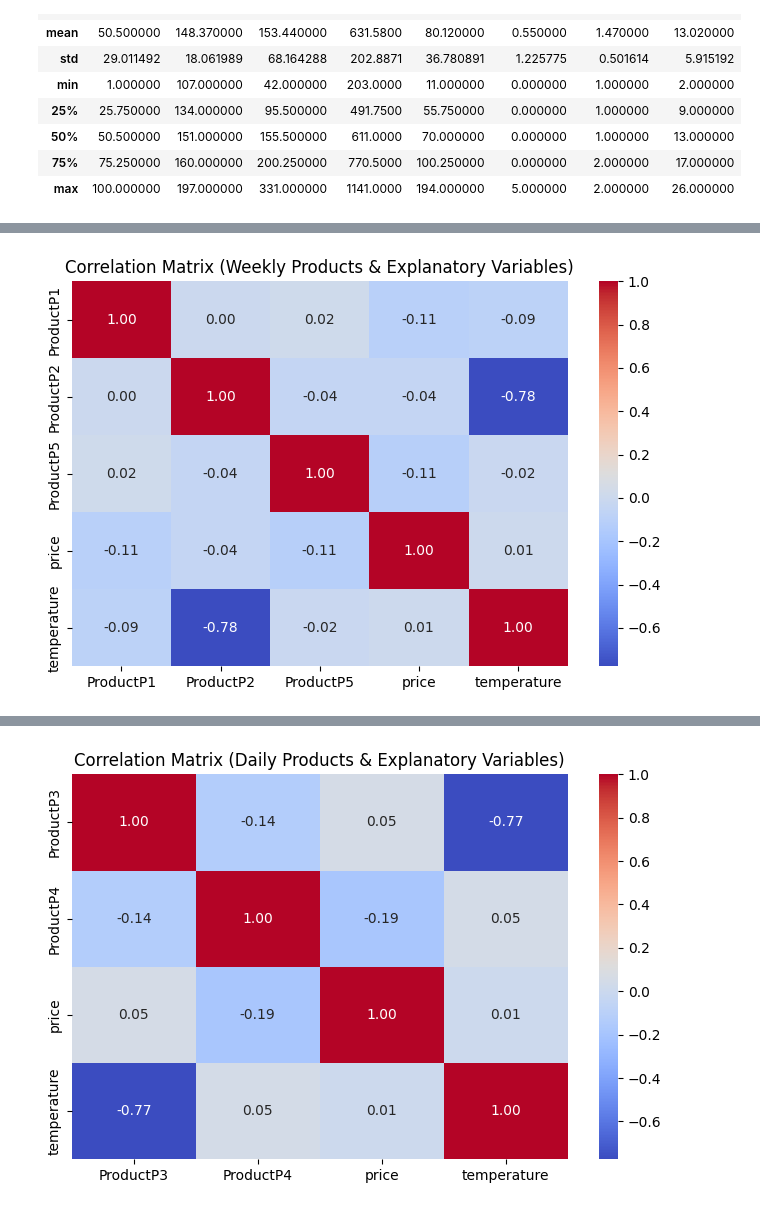
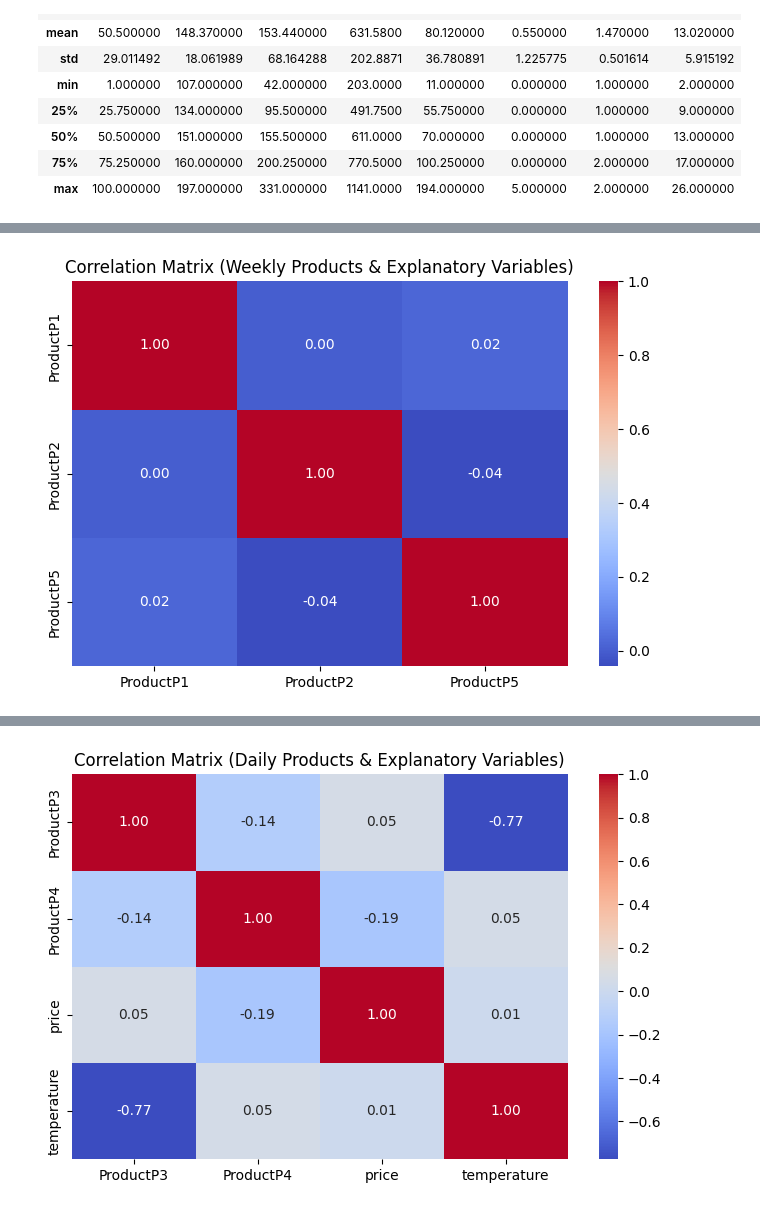
Before and after one commit to Suraj-st/PrinciplesOfDataScience_Group2, a Jupyter notebook: Suraj/Product_TimeSeries_Analysis.ipynb, the cells around one changed output, grey strips where cells are left out. Cells and saved outputs as stored; diff of their text form; code cells hidden in the pictures.

Commit message:
Hyper parameter tuning and updated clustering
Hyper parameter tuning and updated clustering

```diff
--- a/Suraj/Product_TimeSeries_Analysis.ipynb
+++ b/Suraj/Product_TimeSeries_Analysis.ipynb
@@ -193,0 +71,9 @@ daily_data = df[["t"] + daily_products + ["price", "temperature"]]
+# %%
+# Rename columns for FBProphet
+weekly_data = df[["t"] + weekly_products]
+
+# Convert 'ds' into a proper datetime format (assuming 't' represents sequential days)
+weekly_data["t"] = pd.date_range(start="2023-01-01", periods=len(weekly_data), freq="W")
+
+# Keep only necessary columns
+weekly_data = weekly_data[["t", "ProductP1", "ProductP2", "ProductP5"]]
@@ -206,3 +103,26 @@ weekly_data.describe()
 # %%
 # Standardize the data
-wd_scaled = scaler.fit_transform(weekly_data)
+scaler = StandardScaler()
+wd_scaled = scaler.fit_transform(weekly_data[["ProductP1", "ProductP2", "ProductP5"]])
+# %%
+from sklearn.preprocessing import StandardScaler
+from sklearn.cluster import KMeans
+from scipy.spatial.distance import cdist
+import numpy as np
+
+# Determine the optimal number of clusters using the Elbow Method
+inertia = []
+K = range(1, 10)
+
+for k in K:
+    kmeans = KMeans(n_clusters=k, random_state=42, n_init=10)
+    kmeans.fit(wd_scaled)
+    inertia.append(kmeans.inertia_)
+
+# Plot the Elbow curve
+plt.figure(figsize=(8, 5))
+plt.plot(K, inertia, 'bo-')
+plt.xlabel("Number of Clusters (K)")
+plt.ylabel("Inertia")
+plt.title("Elbow Method for Optimal K")
+plt.show()
@@ -209,6 +147,6 @@ wd_scaled = scaler.fit_transform(weekly_data)
 # %%
 # Choose the optimal number of clusters (based on the Elbow method)
-optimal_k = 3
+optimal_k = 4
 
 # Apply K-Means clustering
 kmeans = KMeans(n_clusters=optimal_k, random_state=42, n_init=10)
@@ -270,13 +336,13 @@ plt.show()
 # %%
 import seaborn as sns
 
 # Compute correlation matrix for daily products and explanatory variables
-corr_matrix = weekly_data.drop(columns=["t"]).corr()
+corr_matrix = weekly_data[["ProductP1", "ProductP2", "ProductP5"]].corr()
 
 # Plot correlation heatmap
 plt.figure(figsize=(8, 5))
 sns.heatmap(corr_matrix, annot=True, cmap="coolwarm", fmt=".2f")
 plt.title("Correlation Matrix (Weekly Products & Explanatory Variables)")
 plt.show()
 # %% [output]
-[figure, old version]
+[figure, new version]
```
Also changed, not shown: parts of 63 cells of this notebook.
